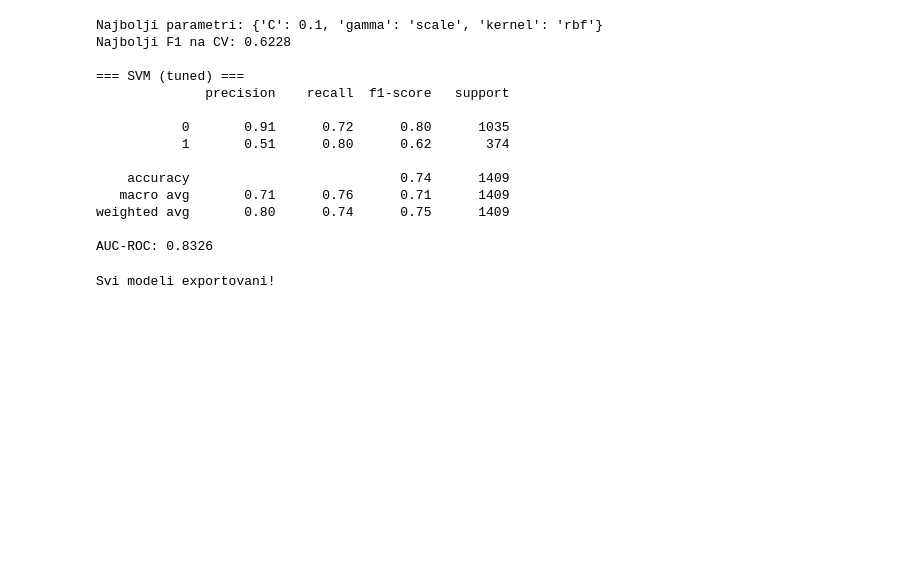
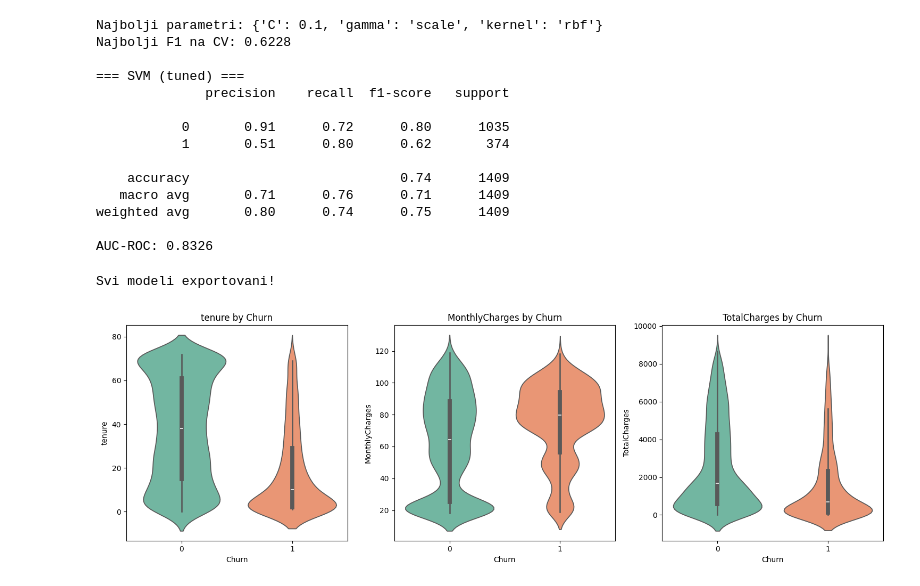
Before and after one commit to fulsepire/Telco-Customer-Churn-Classification, a Jupyter notebook: notebooks/01_eda.ipynb, the cells around one changed output. Cells and saved outputs as stored; diff of their text form; code cells hidden in the pictures; blank space fills up the shorter version.

Commit message:
Dodaj violin plot vizualizaciju

```diff
--- a/notebooks/01_eda.ipynb
+++ b/notebooks/01_eda.ipynb
@@ -568,3 +568,14 @@ joblib.dump(svm_grid.best_estimator_, '../models/svm_model_tuned.pkl')
 print("Svi modeli exportovani!")
 # %% [output]
 Svi modeli exportovani!
+# %%
+fig, axes = plt.subplots(1, 3, figsize=(15, 5))
+for ax, col in zip(axes, ['tenure', 'MonthlyCharges', 'TotalCharges']):
+    sns.violinplot(data=df, x='Churn', y=col, ax=ax,
+                    hue='Churn', palette='Set2', legend=False)
+    ax.set_title(f'{col} by Churn')
+plt.tight_layout()
+plt.savefig('../reports/figures/04b_violinplot_numericki.png', dpi=150, bbox_inches='tight')
+plt.show()
+# %% [output]
+[figure, added]
```
Also changed, not shown: 1 other file.
